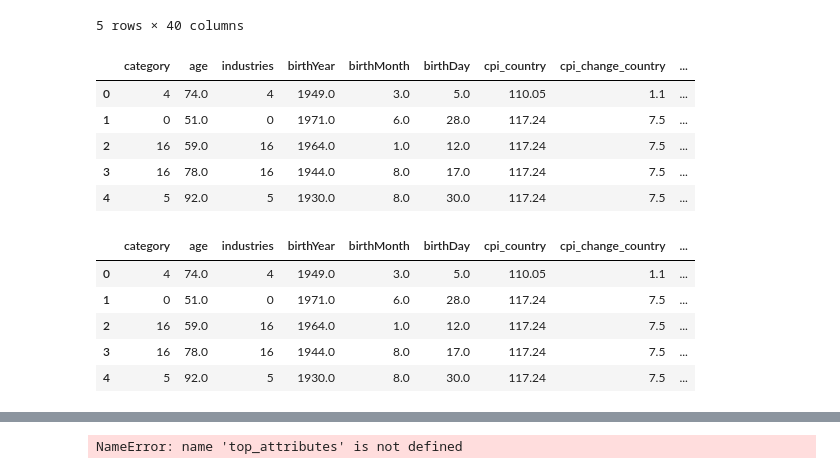
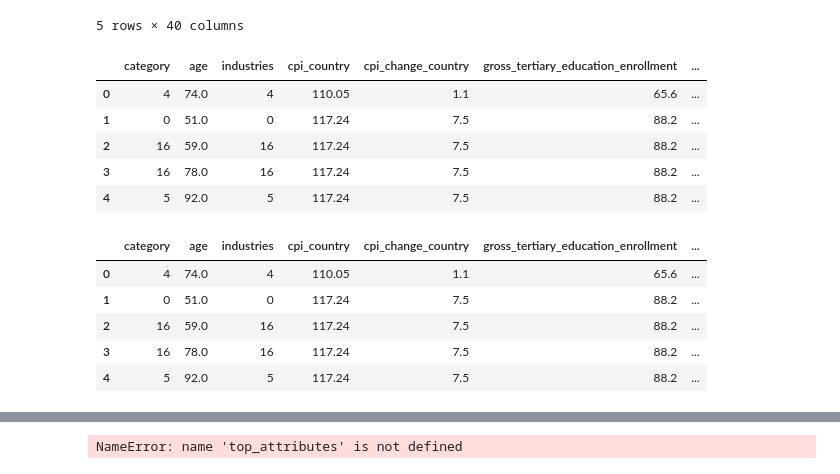
Before and after one commit to SoroushSemer/Data-Visualization-Project, a Jupyter notebook: lab2-python-code/PCA_Kmeans.ipynb, the cells around one changed output, grey strips where cells are left out. Saved outputs shown, nothing was run; the diff lists cells and outputs as text; code cells hidden in the pictures.

```diff
--- a/lab2-python-code/PCA_Kmeans.ipynb
+++ b/lab2-python-code/PCA_Kmeans.ipynb
@@ -29,33 +29,36 @@ data.head()
 # %%
 data['category']=data['category'].astype('category')
 data['industries']=data['industries'].astype('category')
 
 cat_columns = data.select_dtypes(['category']).columns
 data[cat_columns] = data[cat_columns].apply(lambda x: x.cat.codes)
 data = data.select_dtypes(include=[np.number])
 
 # data = data[['Severity', 'Distance', 'Temperature', 'Humidity', 'Pressure', 'Visibility', 'WindSpeed', 'Precipitation']]
-data.drop([ 'latitude_country', 'longitude_country','rank','finalWorth','population_country','gdp_country'], axis=1, inplace=True)
+data.drop([ 'latitude_country', 'longitude_country','rank','finalWorth','population_country','gdp_country', 'birthDay', 'birthMonth', 'birthYear'], axis=1, inplace=True)
 data.head()
 # %% [output]
-|  | category | age | industries | birthYear | birthMonth | birthDay | cpi_country | cpi_change_country | ... |
-| 0 | 4 | 74.0 | 4 | 1949.0 | 3.0 | 5.0 | 110.05 | 1.1 | ... |
-| 1 | 0 | 51.0 | 0 | 1971.0 | 6.0 | 28.0 | 117.24 | 7.5 | ... |
-| 2 | 16 | 59.0 | 16 | 1964.0 | 1.0 | 12.0 | 117.24 | 7.5 | ... |
-| 3 | 16 | 78.0 | 16 | 1944.0 | 8.0 | 17.0 | 117.24 | 7.5 | ... |
-| 4 | 5 | 92.0 | 5 | 1930.0 | 8.0 | 30.0 | 117.24 | 7.5 | ... |
+|  | category | age | industries | cpi_country | cpi_change_country | gross_tertiary_education_enrollment | ... |
+| 0 | 4 | 74.0 | 4 | 110.05 | 1.1 | 65.6 | ... |
+| 1 | 0 | 51.0 | 0 | 117.24 | 7.5 | 88.2 | ... |
+| 2 | 16 | 59.0 | 16 | 117.24 | 7.5 | 88.2 | ... |
+| 3 | 16 | 78.0 | 16 | 117.24 | 7.5 | 88.2 | ... |
+| 4 | 5 | 92.0 | 5 | 117.24 | 7.5 | 88.2 | ... |
 # %%
+from sklearn.preprocessing import MinMaxScaler
 
-data = data.fillna(data.median())
+data.fillna(method='bfill', inplace=True)
+data.fillna(method='ffill', inplace=True)
+data.fillna(0)
 # data.drop(['Latitude', 'Longitude'], axis=1, inplace=True)
 data.head()
 # %% [output]
-|  | category | age | industries | birthYear | birthMonth | birthDay | cpi_country | cpi_change_country | ... |
-| 0 | 4 | 74.0 | 4 | 1949.0 | 3.0 | 5.0 | 110.05 | 1.1 | ... |
-| 1 | 0 | 51.0 | 0 | 1971.0 | 6.0 | 28.0 | 117.24 | 7.5 | ... |
-| 2 | 16 | 59.0 | 16 | 1964.0 | 1.0 | 12.0 | 117.24 | 7.5 | ... |
-| 3 | 16 | 78.0 | 16 | 1944.0 | 8.0 | 17.0 | 117.24 | 7.5 | ... |
-| 4 | 5 | 92.0 | 5 | 1930.0 | 8.0 | 30.0 | 117.24 | 7.5 | ... |
+|  | category | age | industries | cpi_country | cpi_change_country | gross_tertiary_education_enrollment | ... |
+| 0 | 4 | 74.0 | 4 | 110.05 | 1.1 | 65.6 | ... |
+| 1 | 0 | 51.0 | 0 | 117.24 | 7.5 | 88.2 | ... |
+| 2 | 16 | 59.0 | 16 | 117.24 | 7.5 | 88.2 | ... |
+| 3 | 16 | 78.0 | 16 | 117.24 | 7.5 | 88.2 | ... |
+| 4 | 5 | 92.0 | 5 | 117.24 | 7.5 | 88.2 | ... |
 # %%
 from kneed import KneeLocator
 
```
Also changed, not shown: parts of 5 cells of this notebook, 7 other files.
